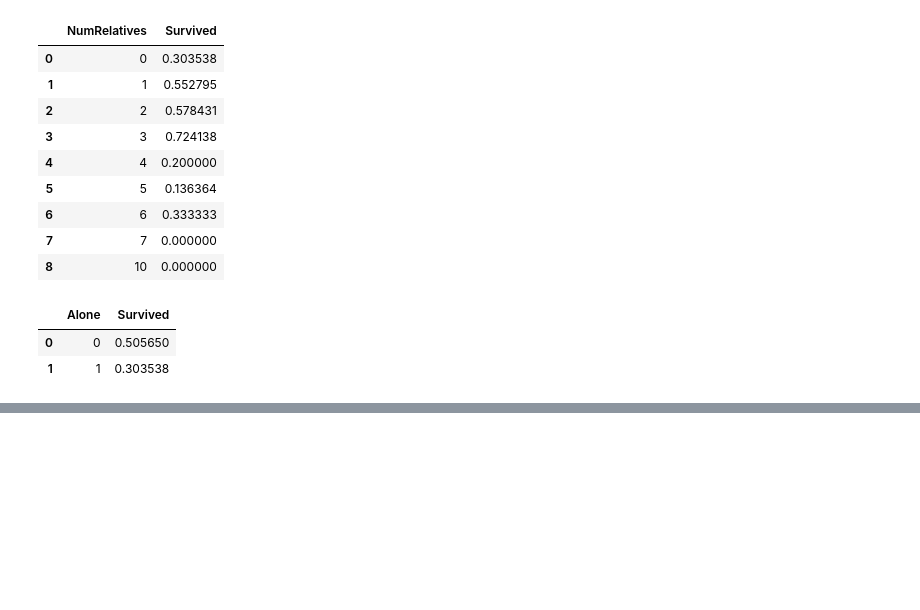
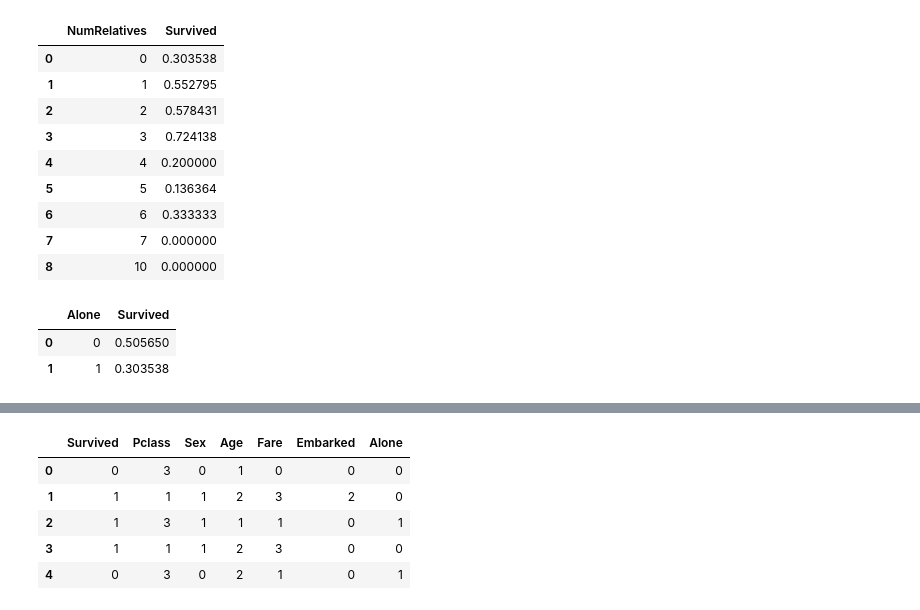
Before and after one commit to henriqueLD/CompetitionsKaggle, a Jupyter notebook: Titanic/pipeline.ipynb, the cells around one changed output, grey strips where cells are left out. Cells and saved outputs as stored; diff of their text form; code cells hidden in the pictures; blank space fills up the shorter version.

```diff
--- a/Titanic/pipeline.ipynb
+++ b/Titanic/pipeline.ipynb
@@ -98,0 +195,12 @@ train_df[['Alone','Survived']].groupby(['Alone'], as_index=False).mean('Survived
+# %%
+# filling null values on enbarked
+train_df['Embarked'] = train_df['Embarked'].fillna('S')
+
+# encoding
+train_df['Embarked'] = train_df['Embarked'].map({'S': 0, 'Q': 1, 'C': 2}).astype(int)
+test_df['Embarked'] = test_df['Embarked'].map({'S': 0, 'Q': 1, 'C': 2}).astype(int)
+# %%
+test_df['Fare'].fillna(test_df['Fare'].dropna().median(), inplace=True)
+
+train_df['FareRange'] = pd.qcut(train_df['Fare'], 4)
+train_df[['FareRange', 'Survived']].groupby(['FareRange'], as_index=False).mean()
@@ -98,0 +213,21 @@ train_df[['Alone','Survived']].groupby(['Alone'], as_index=False).mean('Survived
+# %%
+def encode_fare(df):
+    df.loc[ df['Fare'] <= 7.91, 'Fare'] = 0
+    df.loc[ (df['Fare'] > 7.91) & (df['Fare'] <= 14.454), 'Fare'] = 1
+    df.loc[ (df['Fare'] > 14.454) & (df['Fare'] <= 31.0), 'Fare'] = 2
+    df.loc[ (df['Fare'] > 31.0), 'Fare'] = 3
+    df['Fare'] = df['Fare'].astype(int)
+
+    return df
+
+train_df = encode_fare(train_df).drop('FareRange', axis = 1)
+test_df = encode_fare(test_df)
+
+train_df.head()
+# %% [output]
+|  | Survived | Pclass | Sex | Age | Fare | Embarked | Alone |
+| 0 | 0 | 3 | 0 | 1 | 0 | 0 | 0 |
+| 1 | 1 | 1 | 1 | 2 | 3 | 2 | 0 |
+| 2 | 1 | 3 | 1 | 1 | 1 | 0 | 1 |
+| 3 | 1 | 1 | 1 | 2 | 3 | 0 | 0 |
+| 4 | 0 | 3 | 0 | 2 | 1 | 0 | 1 |
```
Also changed, not shown: parts of 13 cells of this notebook.
